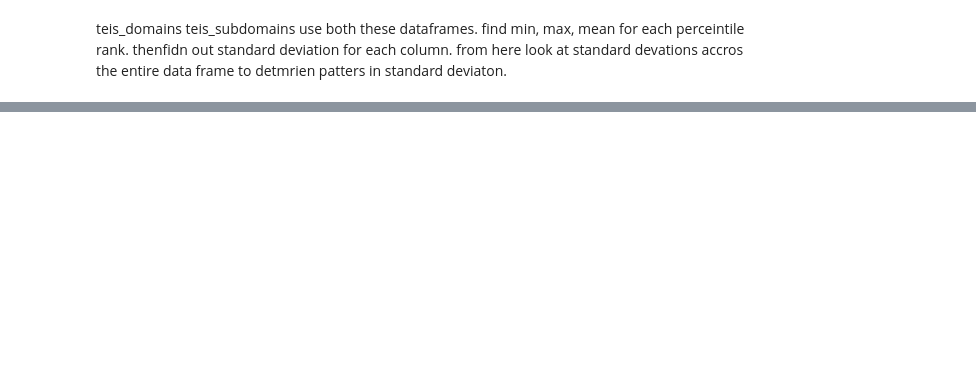
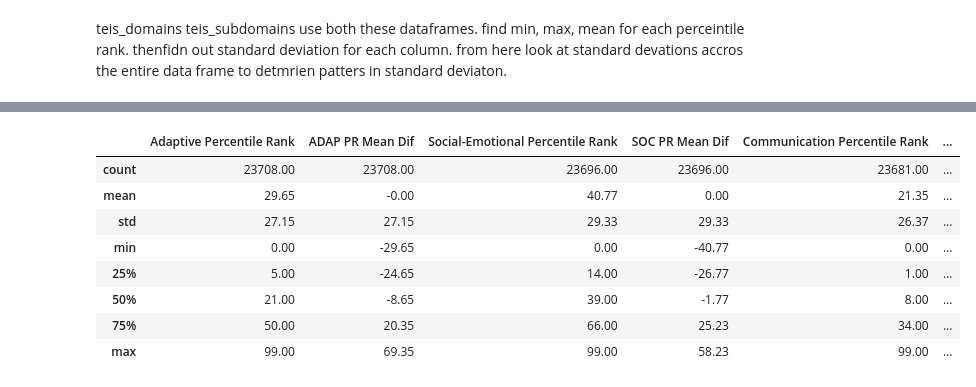
Before and after one commit to NSS-Full-Time-Data-Analytics-11/teis-project-jazzy, a Jupyter notebook: teis_project2.ipynb, the cells around one changed output, grey strips where cells are left out. Saved outputs shown, nothing was run; the diff lists cells and outputs as text; code cells hidden in the pictures; blank space fills up the shorter version.

```diff
--- a/teis_project2.ipynb
+++ b/teis_project2.ipynb
@@ -51,0 +107,14 @@ teis_domains  teis_subdomains  use both these dataframes. find min, max, mean fo
+# %%
+teis_q2_data = teis_pr_domains2.describe().round(2)
+teis_q2_data.to_csv('data/teis_q2_data.csv',index=False)
+teis_q2_data
+# %% [output]
+|  | Adaptive Percentile Rank | ADAP PR Mean Dif | Social-Emotional Percentile Rank | SOC PR Mean Dif | Communication Percentile Rank | ... |
+| count | 23708.00 | 23708.00 | 23696.00 | 23696.00 | 23681.00 | ... |
+| mean | 29.65 | -0.00 | 40.77 | 0.00 | 21.35 | ... |
+| std | 27.15 | 27.15 | 29.33 | 29.33 | 26.37 | ... |
+| min | 0.00 | -29.65 | 0.00 | -40.77 | 0.00 | ... |
+| 25% | 5.00 | -24.65 | 14.00 | -26.77 | 1.00 | ... |
+| 50% | 21.00 | -8.65 | 39.00 | -1.77 | 8.00 | ... |
+| 75% | 50.00 | 20.35 | 66.00 | 25.23 | 34.00 | ... |
+| max | 99.00 | 69.35 | 99.00 | 58.23 | 99.00 | ... |
```
Also changed, not shown: parts of 19 cells of this notebook, 1 other file.
